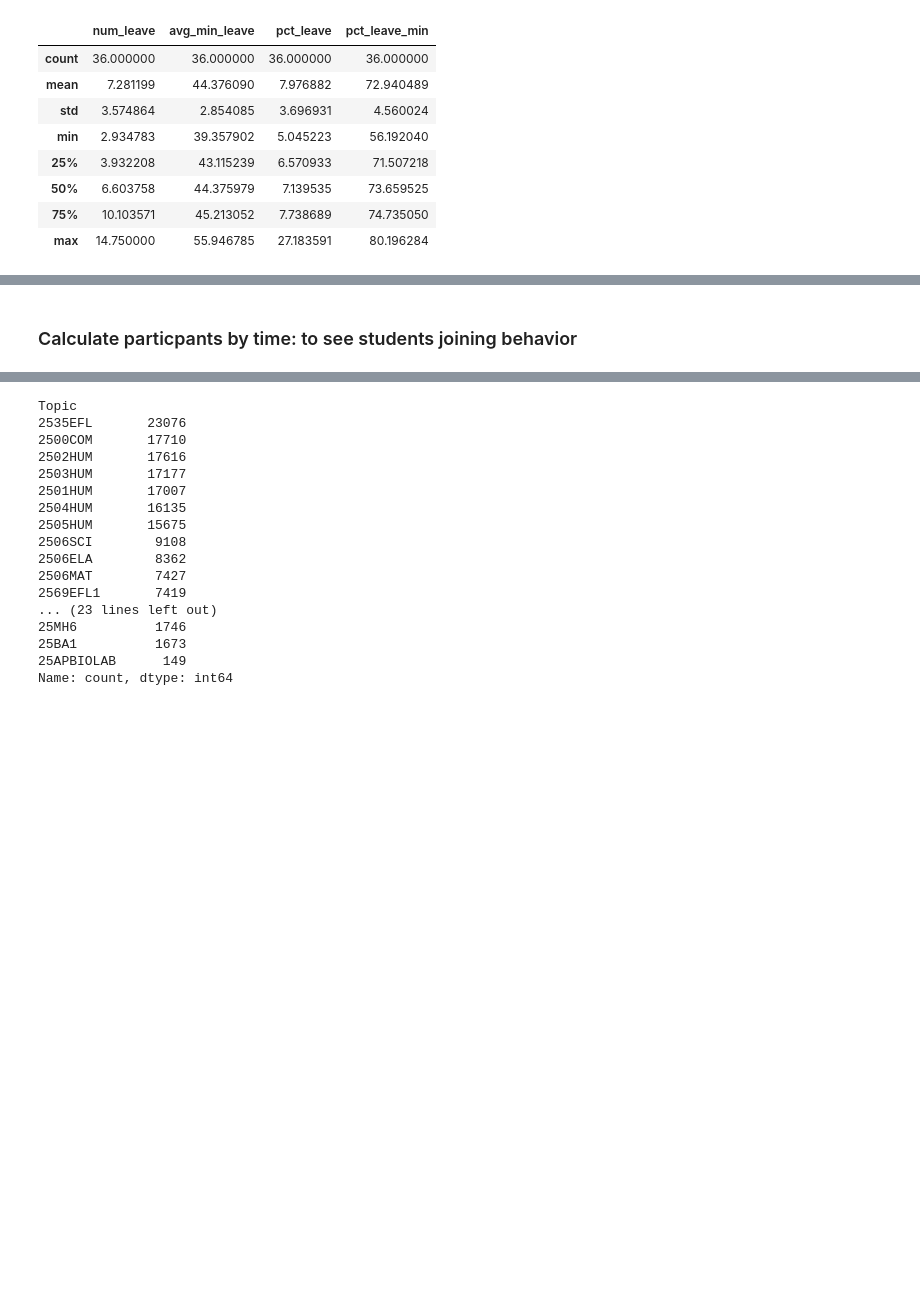
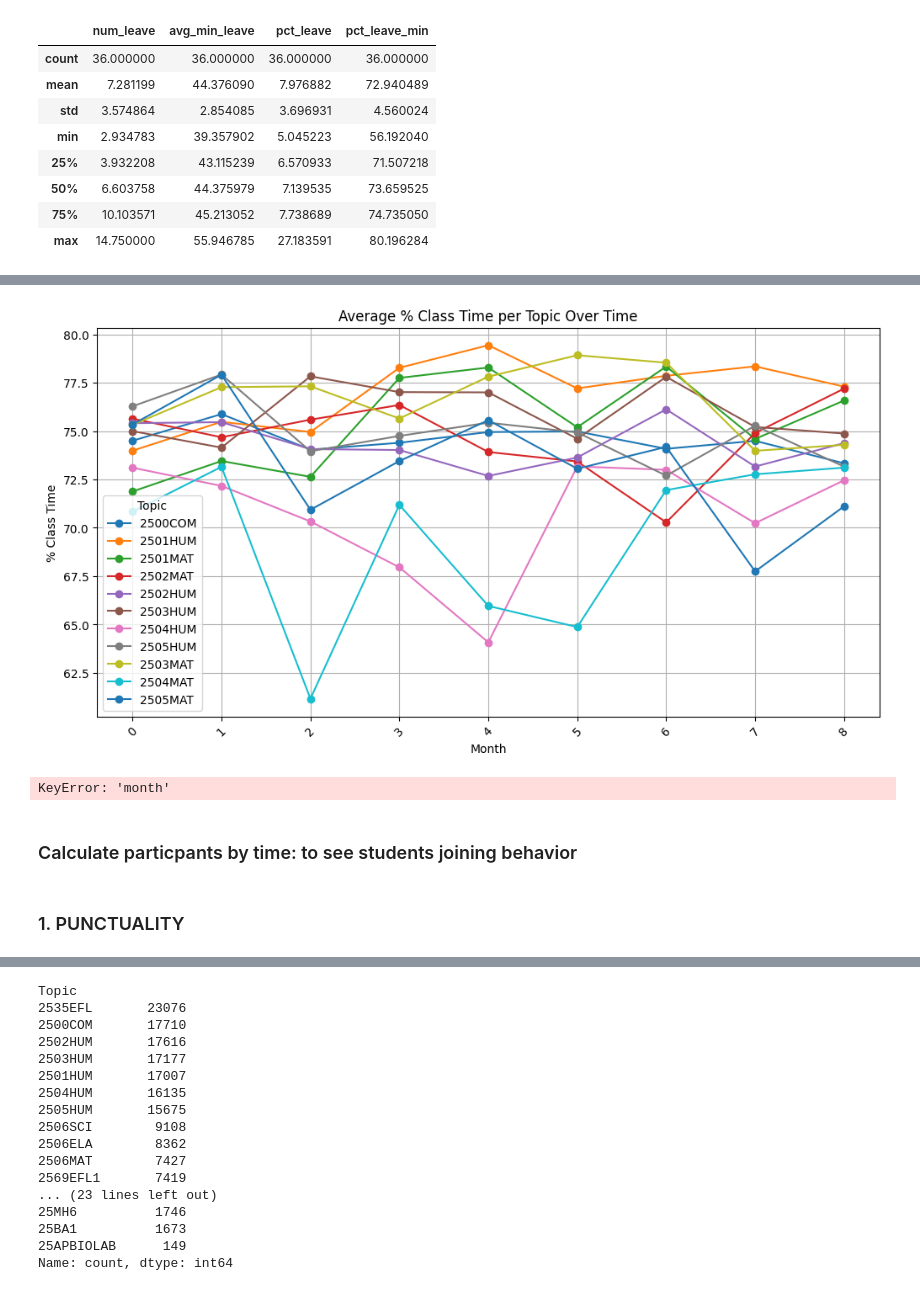
Before and after one commit to tthvan/Customer-Retention-Analysis, a Jupyter notebook: cleanin.ipynb, the cells around one changed output, grey strips where cells are left out. Cells and saved outputs as stored; diff of their text form; code cells hidden in the pictures; blank space fills up the shorter version.

Commit message:
update final PUNCTUALITY

```diff
--- a/cleanin.ipynb
+++ b/cleanin.ipynb
@@ -762,0 +946,8 @@ leave_stats_by_class.describe()
+# %%
+session_stay = df.groupby(['Topic', 'date']).agg(
+    avg_stay_duration=('student_stay_duration', 'mean'),
+    total_duration=('Duration (minutes)', 'mean')
+).reset_index()
+
+session_stay['pct_class_time'] = (session_stay['avg_stay_duration']/session_stay['total_duration'])*100
+session_stay.head()
@@ -762,0 +961,10 @@ leave_stats_by_class.describe()
+# %%
+session_stay['month'] = pd.to_datetime(session_stay['date']).dt.to_period('M')
+
+monthly_duration = session_stay.groupby(['Topic', 'month']).agg(
+    avg_stay_duration=('avg_stay_duration', 'mean'),
+    total_duration=('total_duration', 'mean'),
+    pct_class_time=('pct_class_time', 'mean')
+).reset_index()
+
+monthly_duration.head()
@@ -762,0 +978,8 @@ leave_stats_by_class.describe()
+# %%
+pivot_months_duration = monthly_duration.pivot(
+    index='month',
+    columns='Topic',
+    values='pct_class_time'
+).reset_index()
+
+pivot_months_duration.tail()
@@ -763,5 +993,42 @@ leave_stats_by_class.describe()
+# %%
+pivot_months_duration.index = pivot_months_duration.index.astype(str)  # convert index to string
+selected_classes = ['2500COM', '2501HUM', '2501MAT', '2502MAT', '2502HUM', '2503HUM', '2504HUM', '2505HUM','2503MAT','2504MAT','2505MAT']
+
+pivot_months_duration[selected_classes].plot(
+    figsize=(12,6),
+    marker='o'
+)
+plt.title('Average % Class Time per Topic Over Time')
+plt.ylabel('% Class Time')
+plt.xlabel('Month')
+plt.xticks(rotation=45)
+plt.grid(True)
+plt.show()
+# %% [output]
+[figure, added]
+# %%
+# Reset index so 'month' becomes a column
+existing_classes = [c for c in selected_classes if c in pivot_months_duration.columns]
+
+plot_df = pivot_months_duration[existing_classes].reset_index()
+
+plot_df.plot(
+    x='month',
+    figsize=(12,6),
+    marker='o'
+)
+plt.title('Average % Class Time per Topic Over Time')
+plt.ylabel('% Class Time')
+plt.xlabel('Month')
+plt.xticks(rotation=45)
+plt.grid(True)
+plt.show()
+# %% [output]
+KeyError: 'month'
 # %% [markdown]
 ### Calculate particpants by time: to see students joining behavior
+# %% [markdown]
+### 1. PUNCTUALITY
 # %%
 
 def part_curve(df, class_id, date, freq="5min"):
```
Also changed, not shown: parts of 23 cells of this notebook.
